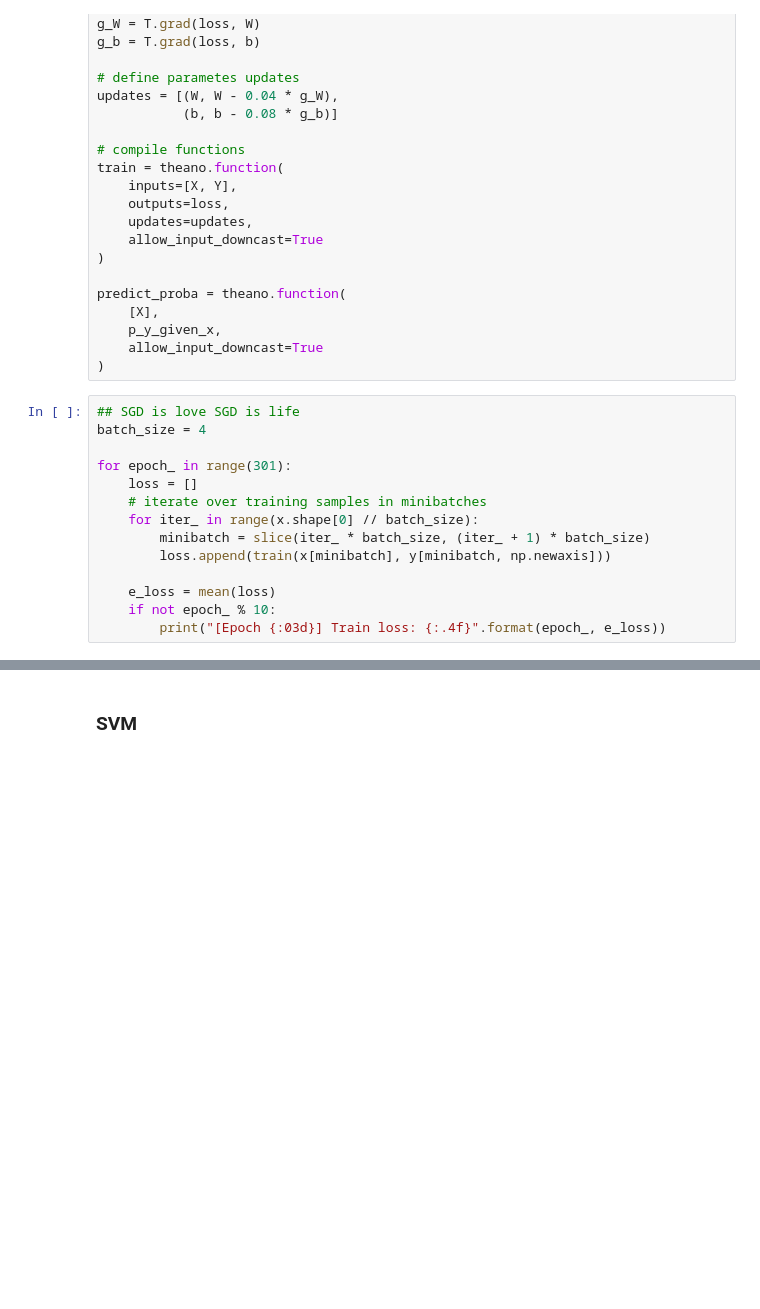
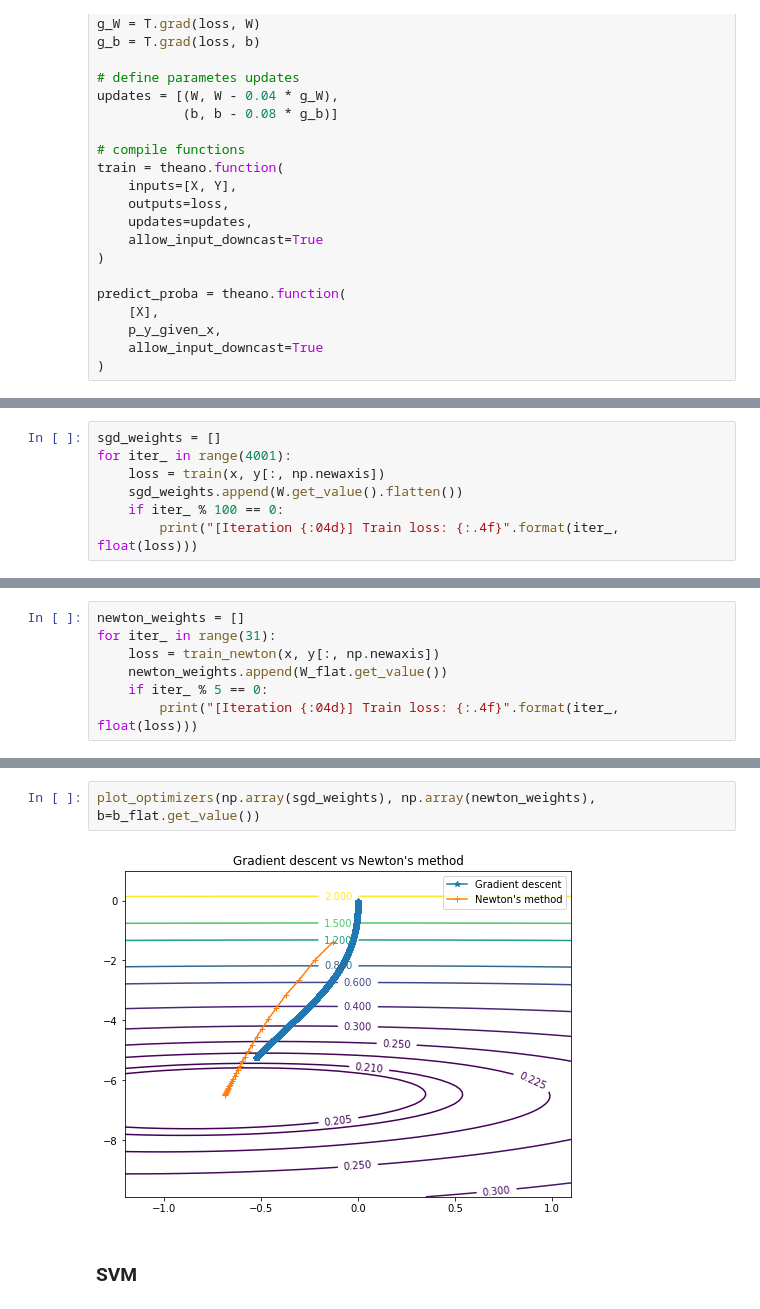
Before and after one commit to dudevil/theano-tutorial, a Jupyter notebook: Theano tutorial.ipynb, the cells around one changed output, grey strips where cells are left out. Saved outputs shown, nothing was run; the diff lists cells and outputs as text; blank space fills up the shorter version.

```diff
--- a/Theano tutorial.ipynb
+++ b/Theano tutorial.ipynb
@@ -450,17 +466,3 @@ predict_proba = theano.function(
     p_y_given_x,
     allow_input_downcast=True
 )
-# %%
-## SGD is love SGD is life
-batch_size = 4
-
-for epoch_ in range(301):
-    loss = []
-    # iterate over training samples in minibatches
-    for iter_ in range(x.shape[0] // batch_size):
-        minibatch = slice(iter_ * batch_size, (iter_ + 1) * batch_size)
-        loss.append(train(x[minibatch], y[minibatch, np.newaxis]))
-
-    e_loss = mean(loss)
-    if not epoch_ % 10:
-        print("[Epoch {:03d}] Train loss: {:.4f}".format(epoch_, e_loss))
@@ -484,0 +469,7 @@ for epoch_ in range(301):
+# %%
+sgd_weights = []
+for iter_ in range(4001):
+    loss = train(x, y[:, np.newaxis])
+    sgd_weights.append(W.get_value().flatten())
+    if iter_ % 100 == 0:
+        print("[Iteration {:04d}] Train loss: {:.4f}".format(iter_, float(loss)))
@@ -489,0 +545,7 @@ plot_decision(probas)
+# %%
+newton_weights = []
+for iter_ in range(31):
+    loss = train_newton(x, y[:, np.newaxis])
+    newton_weights.append(W_flat.get_value())
+    if iter_ % 5 == 0:
+        print("[Iteration {:04d}] Train loss: {:.4f}".format(iter_, float(loss)))
@@ -490,3 +565,7 @@ plot_decision(probas)
+# %%
+plot_optimizers(np.array(sgd_weights), np.array(newton_weights), b=b_flat.get_value())
+# %% [output]
+[figure, added]
 # %% [markdown]
 ### SVM
 # %%
```
Also changed, not shown: parts of 8 cells of this notebook.
